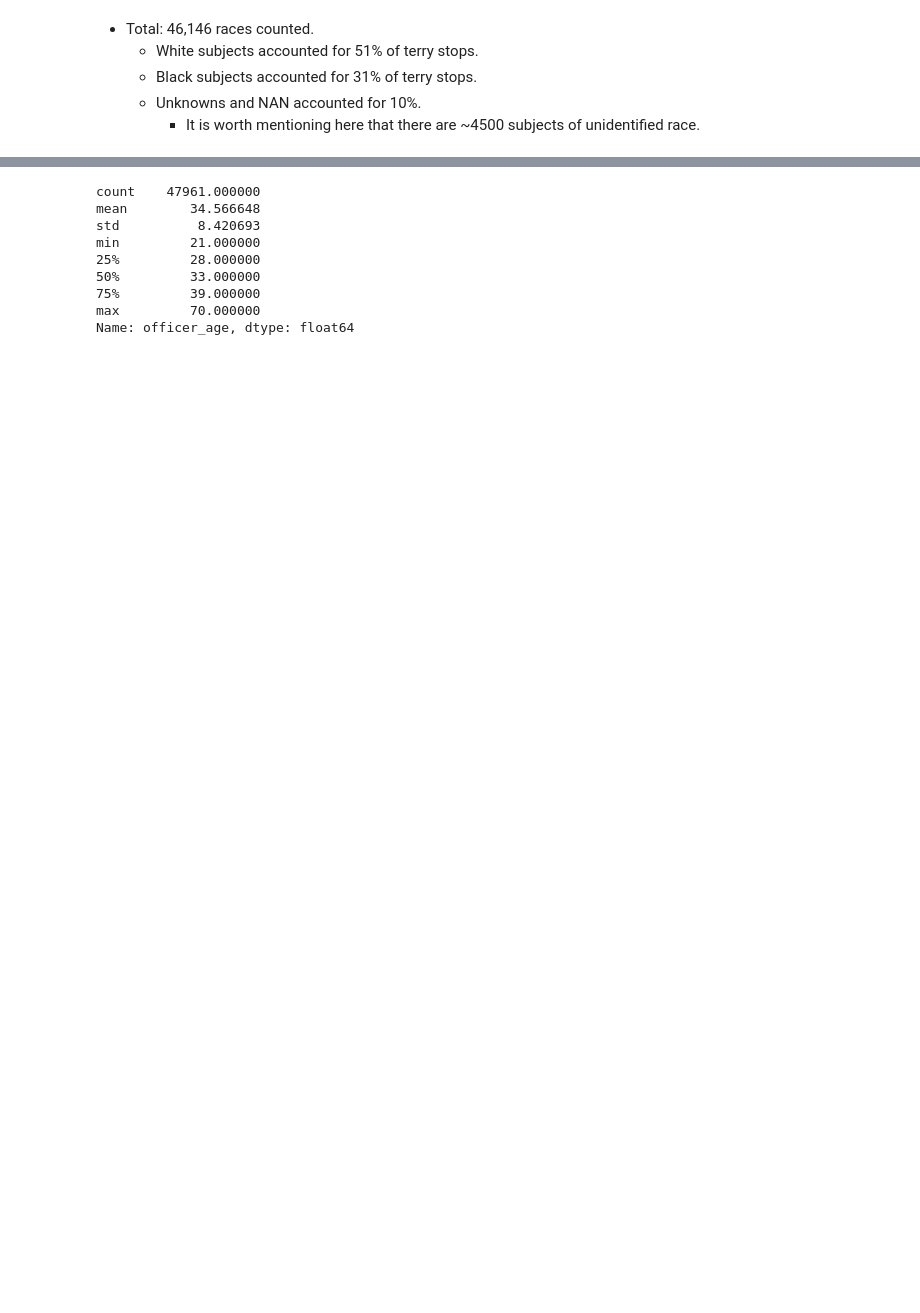
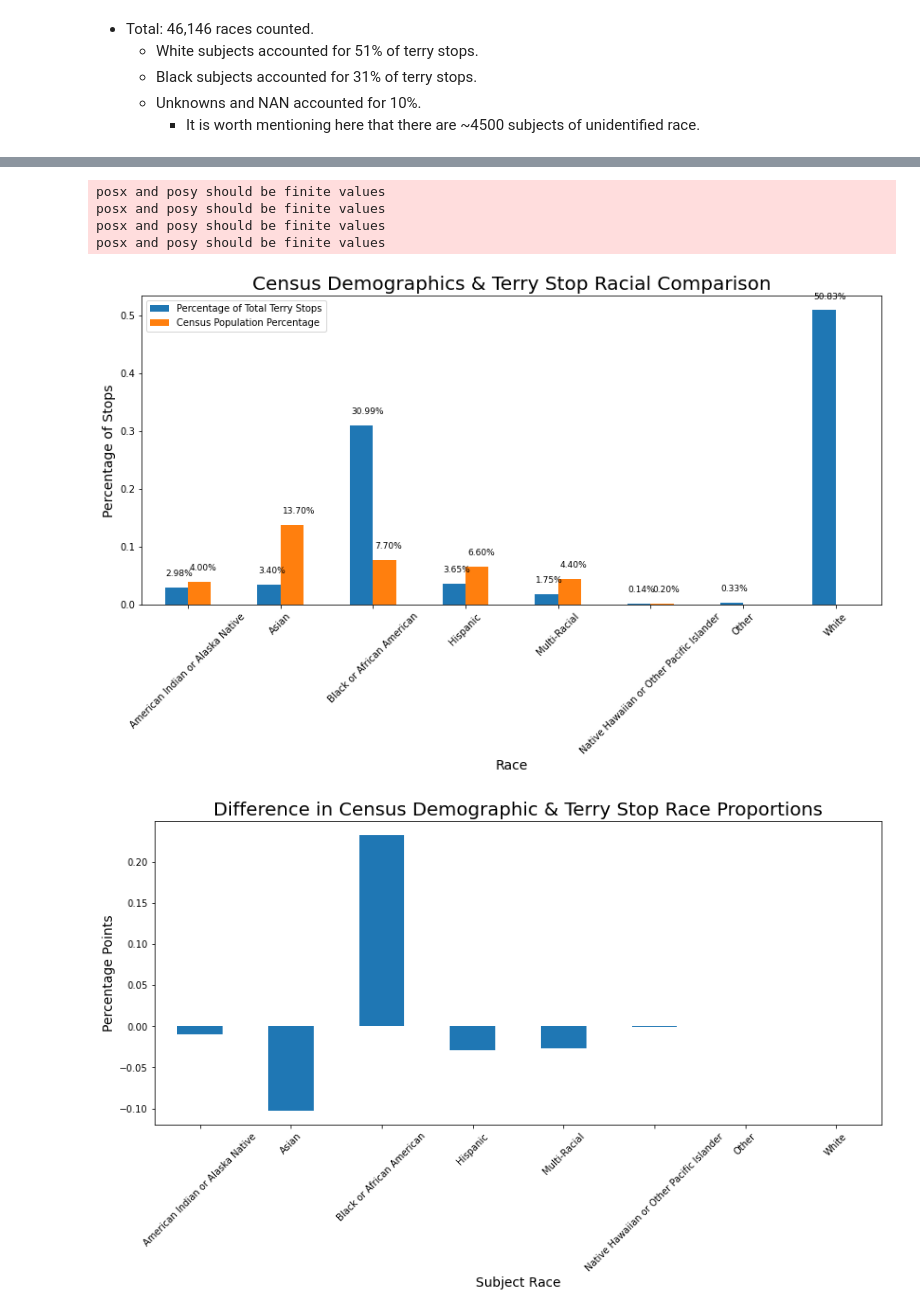
Before and after one commit to letruong711/Terry_Stop_Frisk, a Jupyter notebook: Terry_Ohio_Data_Exploration.ipynb, the cells around one changed output, grey strips where cells are left out. Saved outputs shown, nothing was run; the diff lists cells and outputs as text; code cells hidden in the pictures; blank space fills up the shorter version.

```diff
--- a/Terry_Ohio_Data_Exploration.ipynb
+++ b/Terry_Ohio_Data_Exploration.ipynb
@@ -170,12 +172,0 @@ df = df.drop(df[df.officer_age >70].index)
-# %%
-df.officer_age.describe()
-# %% [output]
-count    47961.000000
-mean        34.566648
-std          8.420693
-min         21.000000
-25%         28.000000
-50%         33.000000
-75%         39.000000
-max         70.000000
-Name: officer_age, dtype: float64
@@ -181,0 +175,48 @@ Name: officer_age, dtype: float64
+# %%
+tmp = new_df[['subject_race','count']]
+tmp = tmp.groupby('subject_race').count()
+tmp['stop_pct'] = tmp['count'] / tmp['count'].sum()
+tmp.drop(['count'], axis = 1, inplace = True)
+
+#create dataframe with census data information & join with main information
+census_data = pd.DataFrame(index = tmp.index, data = {'census_pct' : [.04,.137,.077,.066,.044,.002,.r,.663]} )
+tmp = tmp.join(census_data)
+tmp = tmp[tmp.index != 'Unknown']
+
+
+#plot the data
+ax = tmp.plot(kind = 'bar', figsize = (14,6))
+
+#display the values over the corresoponding bar graphs
+for i, v in enumerate(tmp.stop_pct):
+    ax.text(i-.24, v+.02, '{:.2f}%'.format(100*v),fontsize = 9 )
+
+for i, v in enumerate(tmp.census_pct):
+    ax.text(i+.02, v+.02, '{:.2f}%'.format(100*v),fontsize = 9 )
+
+
+
+
+_=plt.xticks(rotation = 45)
+_=plt.title('Census Demographics & Terry Stop Racial Comparison', fontsize = 20)
+_=plt.xlabel('Race', fontsize = 14)
+_=plt.ylabel('Percentage of Stops', fontsize = 14)
+_=plt.legend(loc = 'best', labels = ['Percentage of Total Terry Stops', 'Census Population Percentage'] )
+plt.show()
+
+
+
+tmp['diff'] = tmp.stop_pct - tmp.census_pct
+tmp['diff'].plot(kind = 'bar', figsize = (14,6))
+_=plt.xlabel('Subject Race', fontsize = 14)
+_=plt.ylabel('Percentage Points', fontsize = 14)
+_=plt.title('Difference in Census Demographic & Terry Stop Race Proportions', fontsize = 20)
+_=plt.xticks(rotation = 45)
+plt.show()
+# %% [output]
+posx and posy should be finite values
+posx and posy should be finite values
+posx and posy should be finite values
+posx and posy should be finite values
+[figure, added]
+[figure, added]
```
Also changed, not shown: parts of 14 cells of this notebook.
